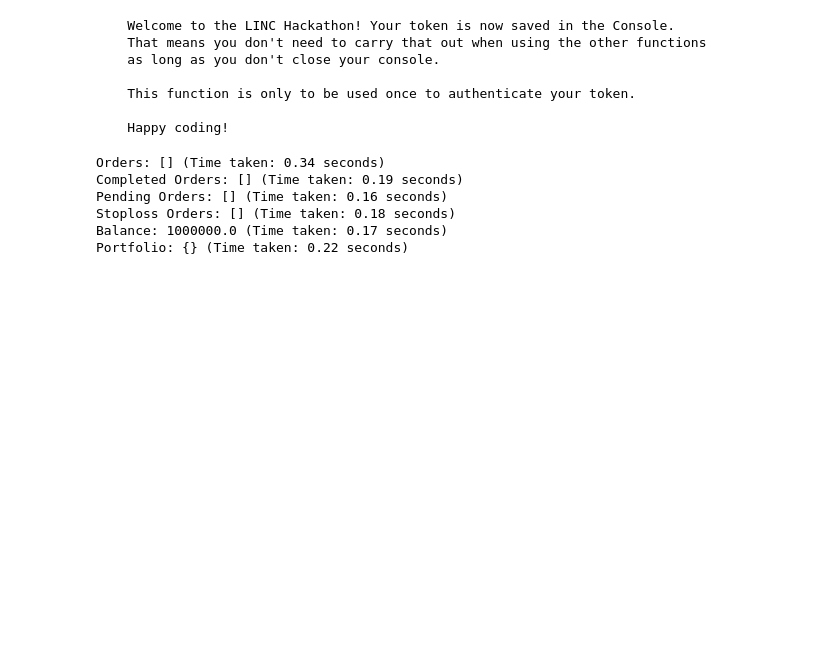
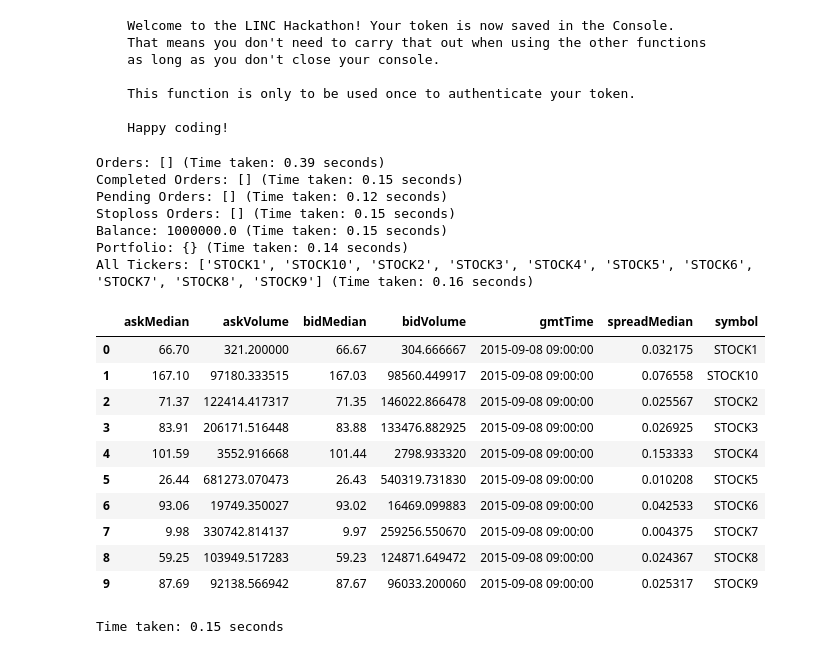
Before and after one commit to dagpalmstierna/linc-hackathon-2025, a Jupyter notebook: paddy/intro.ipynb, the cells around one changed output. Cells and saved outputs as stored; diff of their text form; code cells hidden in the pictures; blank space fills up the shorter version.

```diff
--- a/paddy/intro.ipynb
+++ b/paddy/intro.ipynb
@@ -43,34 +46,56 @@ lh.init('265d0b0b-7e97-44a7-9576-47789e8712b2')
 # %%
 start_time = time.time()
 orders = lh.get_all_orders()
 print(f"Orders: {orders} (Time taken: {time.time() - start_time:.2f} seconds)")
 
 start_time = time.time()
 completed = lh.get_completed_orders()
 print(f"Completed Orders: {completed} (Time taken: {time.time() - start_time:.2f} seconds)")
 
 start_time = time.time()
 pending = lh.get_pending_orders()
 print(f"Pending Orders: {pending} (Time taken: {time.time() - start_time:.2f} seconds)")
 
 start_time = time.time()
 stoploss_orders = lh.get_stoploss_orders()
 print(f"Stoploss Orders: {stoploss_orders} (Time taken: {time.time() - start_time:.2f} seconds)")
 
 start_time = time.time()
 balance = lh.get_balance()
 print(f"Balance: {balance} (Time taken: {time.time() - start_time:.2f} seconds)")
 
 start_time = time.time()
 portfolio = lh.get_portfolio()
 print(f"Portfolio: {portfolio} (Time taken: {time.time() - start_time:.2f} seconds)")
+
+start_time = time.time()
+all_tickers = lh.get_all_tickers()
+print(f"All Tickers: {all_tickers} (Time taken: {time.time() - start_time:.2f} seconds)")
+
+start_time = time.time()
+price_data = pd.DataFrame(lh.get_current_price()['data'])
+display(price_data)
+print(f"Time taken: {time.time() - start_time:.2f} seconds")
 # %% [output]
-Orders: [] (Time taken: 0.34 seconds)
-Completed Orders: [] (Time taken: 0.19 seconds)
-Pending Orders: [] (Time taken: 0.16 seconds)
-Stoploss Orders: [] (Time taken: 0.18 seconds)
-Balance: 1000000.0 (Time taken: 0.17 seconds)
-Portfolio: {} (Time taken: 0.22 seconds)
+Orders: [] (Time taken: 0.39 seconds)
+Completed Orders: [] (Time taken: 0.15 seconds)
+Pending Orders: [] (Time taken: 0.12 seconds)
+Stoploss Orders: [] (Time taken: 0.15 seconds)
+Balance: 1000000.0 (Time taken: 0.15 seconds)
+Portfolio: {} (Time taken: 0.14 seconds)
+All Tickers: ['STOCK1', 'STOCK10', 'STOCK2', 'STOCK3', 'STOCK4', 'STOCK5', 'STOCK6', 'STOCK7', 'STOCK8', 'STOCK9'] (Time taken: 0.16 seconds)
+|  | askMedian | askVolume | bidMedian | bidVolume | gmtTime | spreadMedian | symbol |
+| 0 | 66.70 | 321.200000 | 66.67 | 304.666667 | 2015-09-08 09:00:00 | 0.032175 | STOCK1 |
+| 1 | 167.10 | 97180.333515 | 167.03 | 98560.449917 | 2015-09-08 09:00:00 | 0.076558 | STOCK10 |
+| 2 | 71.37 | 122414.417317 | 71.35 | 146022.866478 | 2015-09-08 09:00:00 | 0.025567 | STOCK2 |
+| 3 | 83.91 | 206171.516448 | 83.88 | 133476.882925 | 2015-09-08 09:00:00 | 0.026925 | STOCK3 |
+| 4 | 101.59 | 3552.916668 | 101.44 | 2798.933320 | 2015-09-08 09:00:00 | 0.153333 | STOCK4 |
+| 5 | 26.44 | 681273.070473 | 26.43 | 540319.731830 | 2015-09-08 09:00:00 | 0.010208 | STOCK5 |
+| 6 | 93.06 | 19749.350027 | 93.02 | 16469.099883 | 2015-09-08 09:00:00 | 0.042533 | STOCK6 |
+| 7 | 9.98 | 330742.814137 | 9.97 | 259256.550670 | 2015-09-08 09:00:00 | 0.004375 | STOCK7 |
+| 8 | 59.25 | 103949.517283 | 59.23 | 124871.649472 | 2015-09-08 09:00:00 | 0.024367 | STOCK8 |
+| 9 | 87.69 | 92138.566942 | 87.67 | 96033.200060 | 2015-09-08 09:00:00 | 0.025317 | STOCK9 |
+Time taken: 0.15 seconds
 # %%
 start_time = time.time()
 all_tickers = lh.get_all_tickers()
```
Also changed, not shown: parts of 5 cells of this notebook, 3 other files.
